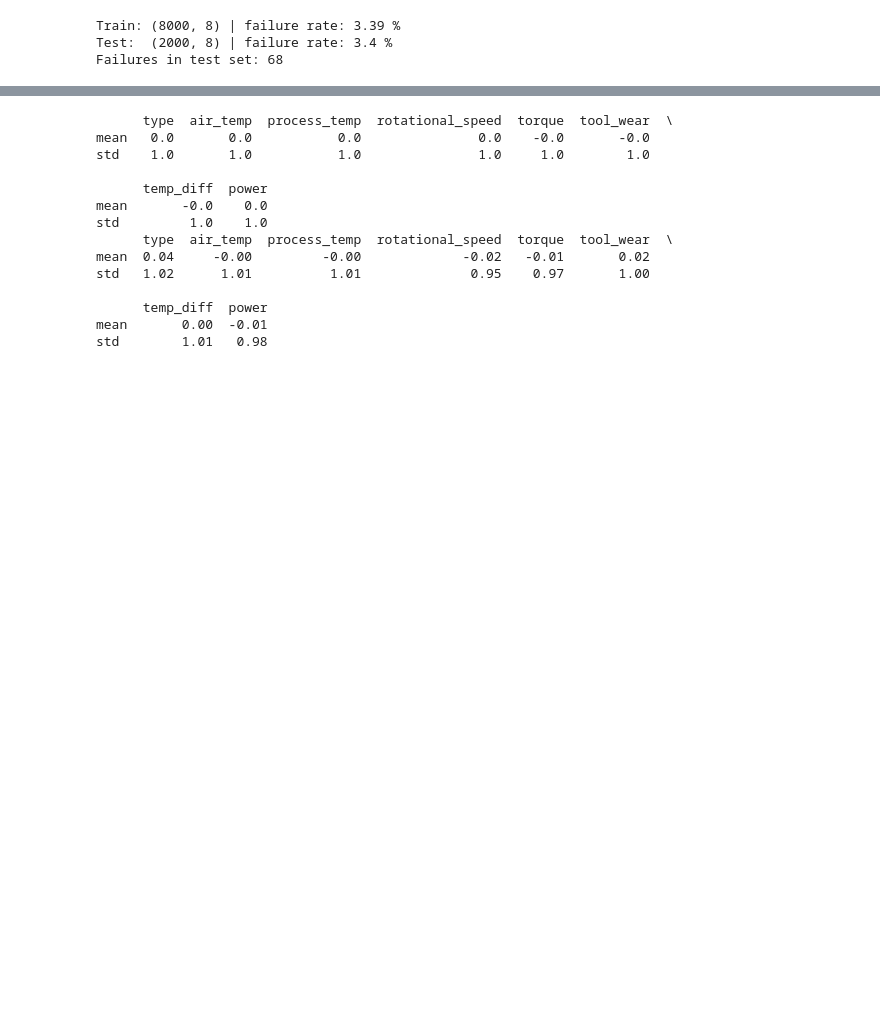
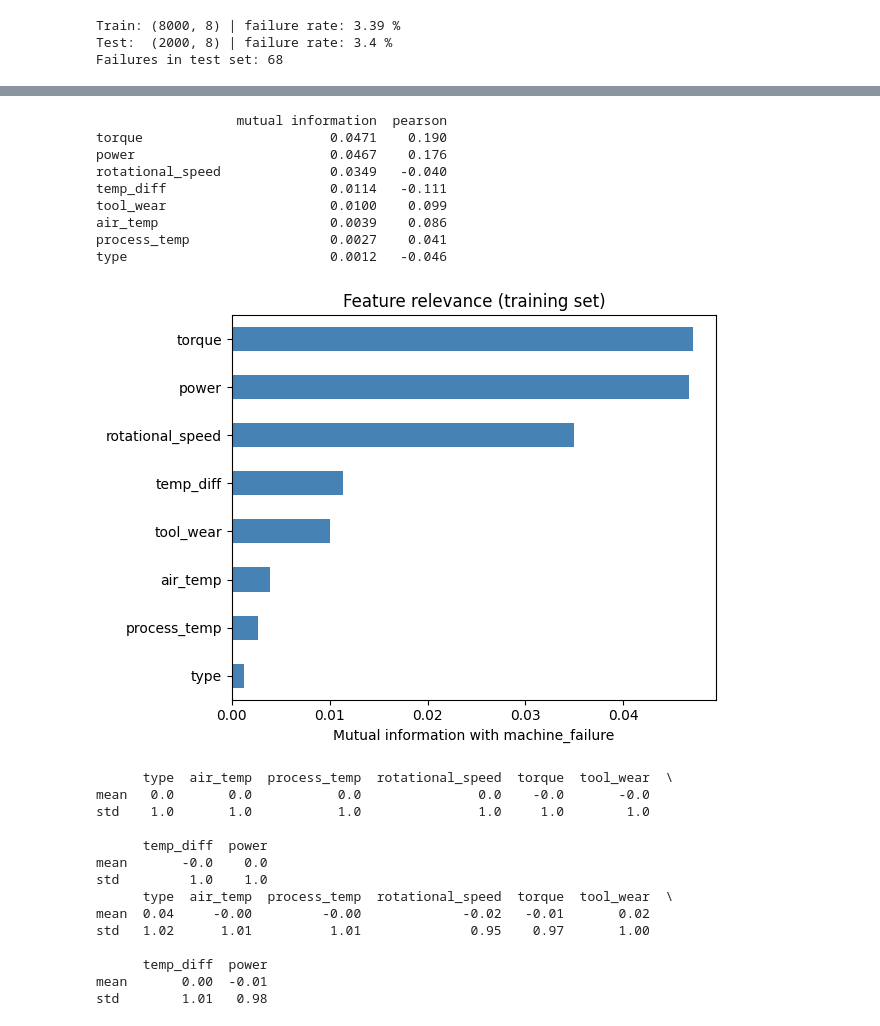
Before and after one commit to serraozkasap/ml-ai4i-predictive-maintenance, a Jupyter notebook: ai4i_predictive_maintenance.ipynb, the cells around one changed output, grey strips where cells are left out. Drawn from its saved outputs; the diff is of its cells as text; code cells hidden in the pictures; blank space fills up the shorter version.

Commit message:
recheck data understanding part for report and add missing points: outlier analysis (IQR, Isolation Forest) and mutual information feature relevance

```diff
--- a/ai4i_predictive_maintenance.ipynb
+++ b/ai4i_predictive_maintenance.ipynb
@@ -438,3 +523,52 @@ Failures in test set: 68
+# %%
+#I compute MI on the training set only, so the test set does not influence any decision that's why I put this code block here
+#discrete_features tells the method that "type" is a category (0/1/2) and the others are continuous
+#random_state=42 because the mutual information estimate uses random noise to break ties between equal values
+
+#pearson correlation on the same training data, to compare the two measures side by side.
+
+from sklearn.feature_selection import mutual_info_classif
+mi_scores = mutual_info_classif(
+    X_train, y_train,
+    discrete_features=[col == "type" for col in X_train.columns],
+    random_state=42)
+mi = pd.Series(mi_scores, index=X_train.columns).sort_values(ascending=False)
+
+pearson = X_train.corrwith(y_train)
+
+relevance = pd.DataFrame({"mutual information": mi.round(4), "pearson": pearson.round(3)}).loc[mi.index]
+print(relevance)
+
+ax = mi.plot(kind="barh", color="steelblue")
+ax.invert_yaxis()
+ax.set_xlabel("Mutual information with machine_failure")
+ax.set_title("Feature relevance (training set)")
+plt.tight_layout()
+plt.show()
+
+
+#- torque (0.047) and power (0.047) carry the most information, followed by rotational speed (0.035)
+#- rotational speed has the third highest mutual information but a Pearson correlation of only -0.04.
+#this is the proof that Pearson misses non-linear (U-shaped) relationships:
+#failures happen at both low and high speed, so the linear correlation cancels out, while mutual information still sees the dependence
+
+#power is as informative as torque, and temp_diff (0.011) is more informative than air temperature (0.004) or process temperature (0.003) alone
+#tool wear has a low MI (0.010) because it matters only for one failure mode (tool wear failure, 46 cases), at high wear values.
+#type has the lowest MI (0.001)
+
+#I keep all 8 features. There are only 8, and none of them has MI = 0. Removing features would bring little gain and could lose the information that some failure modes need (for example tool wear for tool wear failures).
+#MI gives me the insight of ranking features and their importance
+# %% [output]
+                  mutual information  pearson
+torque                        0.0471    0.190
+power                         0.0467    0.176
+rotational_speed              0.0349   -0.040
+temp_diff                     0.0114   -0.111
+tool_wear                     0.0100    0.099
+air_temp                      0.0039    0.086
+process_temp                  0.0027    0.041
+type                          0.0012   -0.046
+[figure, added]
 # %%
 from sklearn.preprocessing import StandardScaler
 
```
Also changed, not shown: parts of 6 cells of this notebook.
